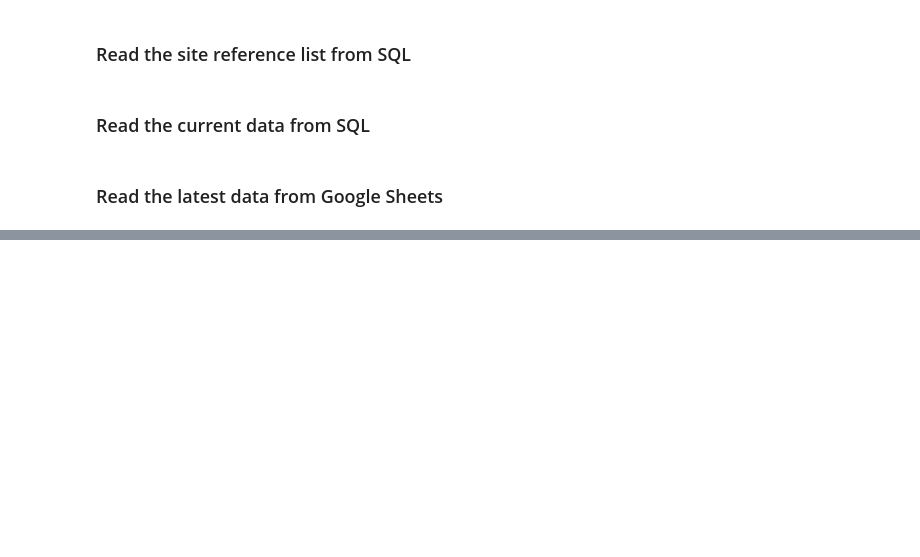
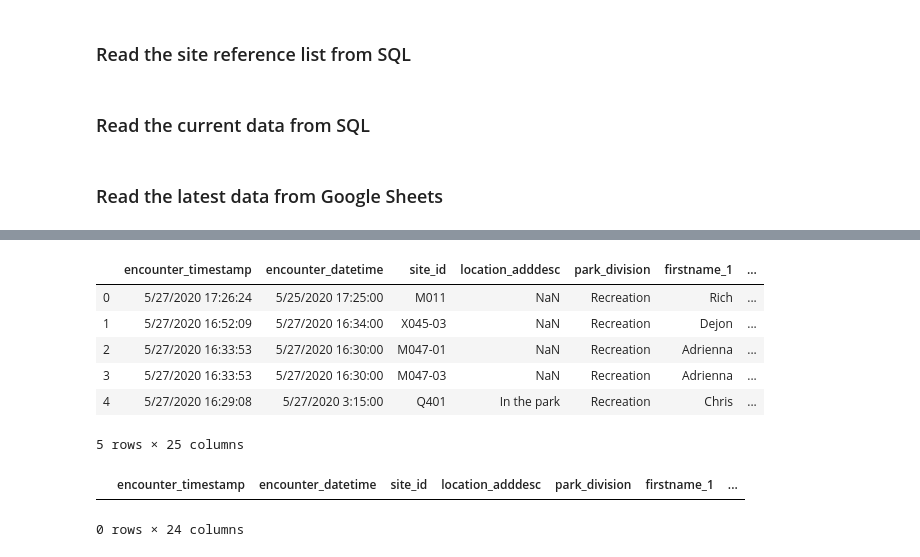
Before and after one commit to NYC-Parks/consolidation_crowds_data_Archive, a Jupyter notebook: script_folder/ambassador_dpr.ipynb, the cells around one changed output, grey strips where cells are left out. Cells and saved outputs as stored; diff of their text form; code cells hidden in the pictures; blank space fills up the shorter version.

```diff
--- a/script_folder/ambassador_dpr.ipynb
+++ b/script_folder/ambassador_dpr.ipynb
@@ -59,7 +56,7 @@ site_ref = pd.read_sql(con = engine, sql = sql)[['site_id', 'site_desc']]
 sql = 'select * from crowdsdb.dbo.tbl_dpr_ambassador'
 # %%
 ambass_sql = (pd.read_sql(con = engine, sql = sql)
-              .drop(columns = ['ambassador_id'])
+              .drop(columns = ['ambassador_id', 'patroncount'])
               .fillna(value = np.nan, axis = 1))
 # %%
 sql_cols = list(ambass_sql.columns.values)
@@ -112,0 +115,13 @@ hash_rows(ambass, exclude_cols = ['site_id', 'encounter_timestamp'], hash_name =
+# %%
+ambass_deltas = (check_deltas(new_df = ambass, old_df = ambass_sql, on = ['encounter_timestamp', 'site_id'],
+                              hash_name = 'row_hash', dml_col = 'dml_verb'))[sql_cols + ['dml_verb']]
+# %%
+ambass_deltas.head()
+# %% [output]
+|  | encounter_timestamp | encounter_datetime | site_id | location_adddesc | park_division | firstname_1 | ... |
+| 0 | 5/27/2020 17:26:24 | 5/25/2020 17:25:00 | M011 | NaN | Recreation | Rich | ... |
+| 1 | 5/27/2020 16:52:09 | 5/27/2020 16:34:00 | X045-03 | NaN | Recreation | Dejon | ... |
+| 2 | 5/27/2020 16:33:53 | 5/27/2020 16:30:00 | M047-01 | NaN | Recreation | Adrienna | ... |
+| 3 | 5/27/2020 16:33:53 | 5/27/2020 16:30:00 | M047-03 | NaN | Recreation | Adrienna | ... |
+| 4 | 5/27/2020 16:29:08 | 5/27/2020 3:15:00 | Q401 | In the park | Recreation | Chris | ... |
+5 rows × 25 columns
@@ -112,0 +136,5 @@ hash_rows(ambass, exclude_cols = ['site_id', 'encounter_timestamp'], hash_name =
+# %%
+ambass_updates.head()
+# %% [output]
+|  | encounter_timestamp | encounter_datetime | site_id | location_adddesc | park_division | firstname_1 | ... |
+0 rows × 24 columns
```
Also changed, not shown: parts of 12 cells of this notebook, 10 other files.
